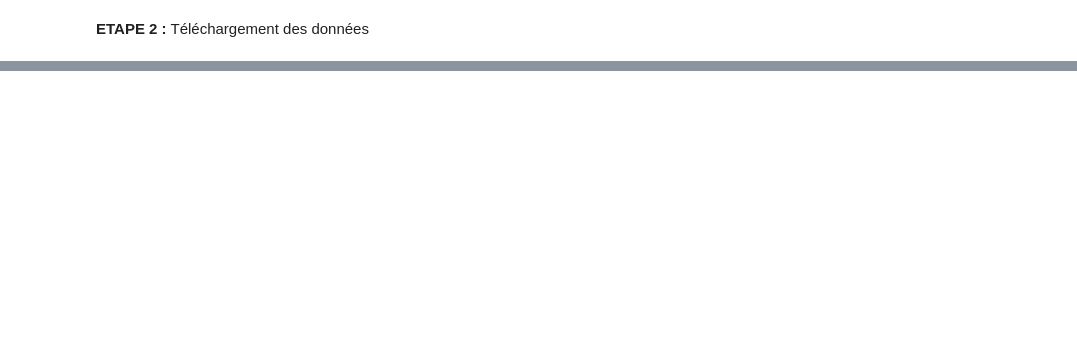
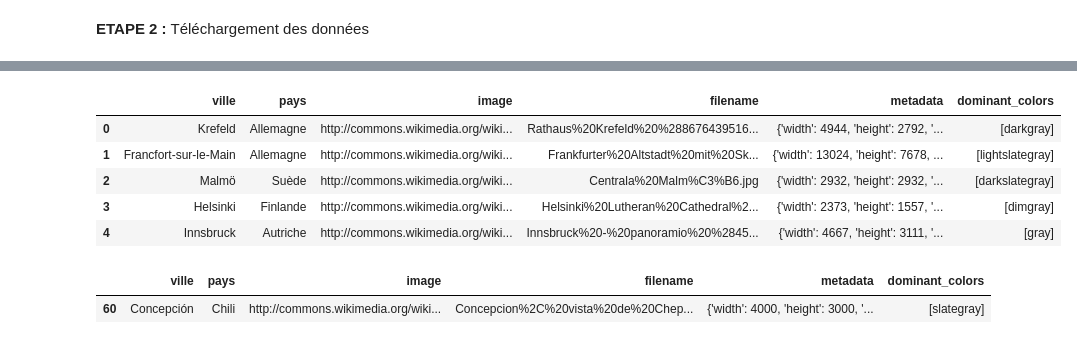
Before and after one commit to yanisDrx/DataMining, a Jupyter notebook: fr/Projet/Projet.ipynb, the cells around one changed output, grey strips where cells are left out. Saved outputs shown, nothing was run; the diff lists cells and outputs as text; code cells hidden in the pictures; blank space fills up the shorter version.

Commit message:
Projet etape 2 - version de reconnaissance de couleur incomplet

```diff
--- a/fr/Projet/Projet.ipynb
+++ b/fr/Projet/Projet.ipynb
@@ -125,0 +177,80 @@ Name: image, dtype: int64
+# %%
+from PIL import Image
+import numpy as np
+from sklearn.cluster import KMeans
+import webcolors
+import os
+
+# Trouver la couleur CSS3 la plus proche
+def closest_color(requested_color):
+    min_distance = float("inf")
+    closest_name = None
+
+    for name in webcolors.names("css3"):
+        r_c, g_c, b_c = webcolors.name_to_rgb(name)
+        distance = (
+            (r_c - requested_color[0]) ** 2 +
+            (g_c - requested_color[1]) ** 2 +
+            (b_c - requested_color[2]) ** 2
+        )
+
+        if distance < min_distance:
+            min_distance = distance
+            closest_name = name
+
+    return closest_name
+
+
+# Convertir RGB en nom
+def get_color_name(rgb_color):
+    try:
+        return webcolors.rgb_to_name(rgb_color, spec="css3")
+    except ValueError:
+        return closest_color(rgb_color)
+
+
+def get_dominant_colors(filepath, num_colors=1):
+    try:
+        with Image.open(filepath) as img:
+            img = img.convert("RGB")
+            img = img.resize((150, 150))
+
+            img_array = np.array(img).reshape(-1, 3)
+
+            kmeans = KMeans(n_clusters=num_colors, n_init=10, random_state=42)
+            kmeans.fit(img_array)
+
+            colors = kmeans.cluster_centers_.astype(int)
+
+            color_names = [
+                get_color_name(tuple(color))
+                for color in colors
+            ]
+
+            return color_names
+
+    except Exception as e:
+        print(f"Error processing {filepath}: {e}")
+        return None
+
+
+# Application à la dataframe
+dataframe["dominant_colors"] = dataframe.image.apply(
+    lambda url: get_dominant_colors(
+        os.path.join("./images", os.path.basename(url))
+    )
+)
+
+dataframe.head()
+# %% [output]
+|  | ville | pays | image | filename | metadata | dominant_colors |
+| 0 | Krefeld | Allemagne | http://commons.wikimedia.org/wiki... | Rathaus%20Krefeld%20%288676439516... | {'width': 4944, 'height': 2792, '... | [darkgray] |
+| 1 | Francfort-sur-le-Main | Allemagne | http://commons.wikimedia.org/wiki... | Frankfurter%20Altstadt%20mit%20Sk... | {'width': 13024, 'height': 7678, ... | [lightslategray] |
+| 2 | Malmö | Suède | http://commons.wikimedia.org/wiki... | Centrala%20Malm%C3%B6.jpg | {'width': 2932, 'height': 2932, '... | [darkslategray] |
+| 3 | Helsinki | Finlande | http://commons.wikimedia.org/wiki... | Helsinki%20Lutheran%20Cathedral%2... | {'width': 2373, 'height': 1557, '... | [dimgray] |
+| 4 | Innsbruck | Autriche | http://commons.wikimedia.org/wiki... | Innsbruck%20-%20panoramio%20%2845... | {'width': 4667, 'height': 3111, '... | [gray] |
+# %%
+dataframe[dataframe["filename"] == "Concepcion%2C%20vista%20de%20Chepen%20%2813654156695%29.jpg"]
+# %% [output]
+|  | ville | pays | image | filename | metadata | dominant_colors |
+| 60 | Concepción | Chili | http://commons.wikimedia.org/wiki... | Concepcion%2C%20vista%20de%20Chep... | {'width': 4000, 'height': 3000, '... | [slategray] |
```
Also changed, not shown: parts of 4 cells of this notebook, 4 other files.
